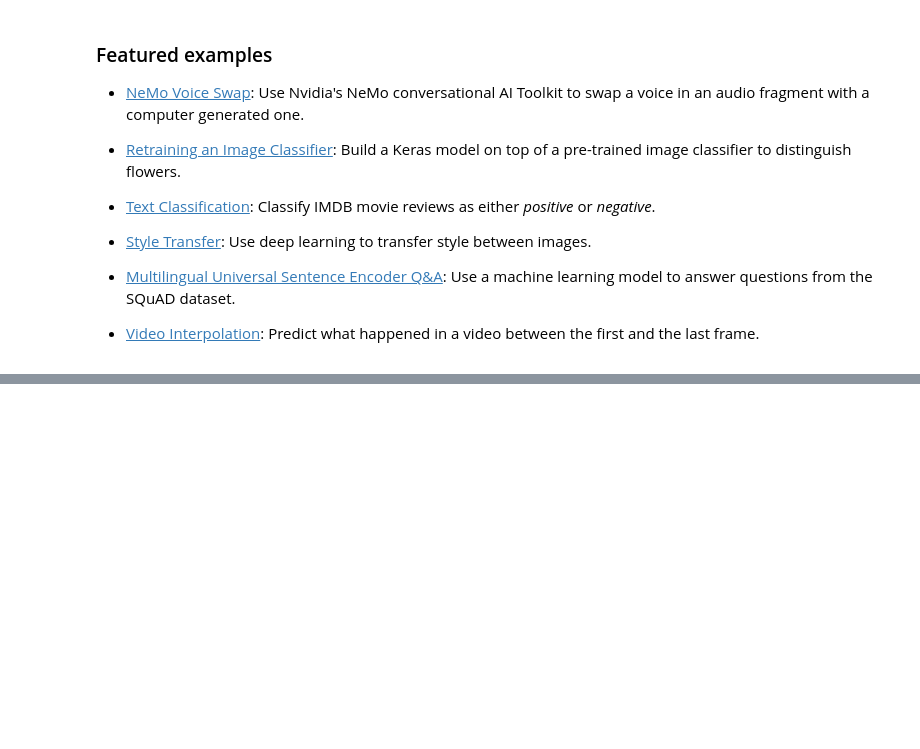
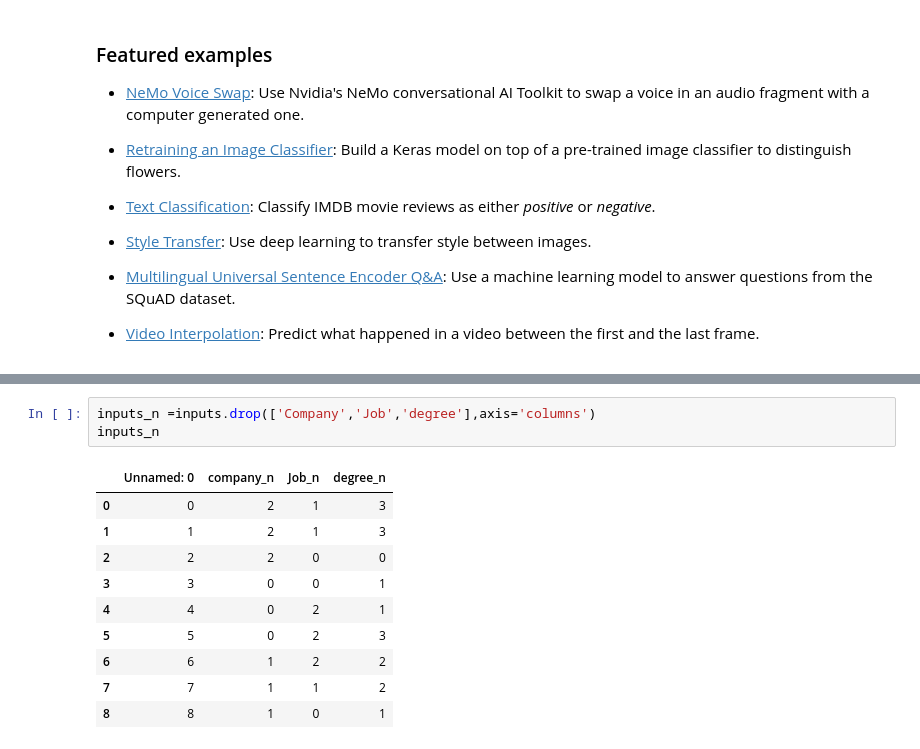
Before and after one commit to Aqsa357/Aqsa357, a Jupyter notebook: Welcome_To_Colaboratory.ipynb, the cells around one changed output, grey strips where cells are left out. Cells and saved outputs as stored; diff of their text form; blank space fills up the shorter version.

```diff
--- a/Welcome_To_Colaboratory.ipynb
+++ b/Welcome_To_Colaboratory.ipynb
@@ -154,0 +189,14 @@ These are a few of the notebooks from Google's online Machine Learning course. S
+# %%
+inputs_n =inputs.drop(['Company','Job','degree'],axis='columns')
+inputs_n
+# %% [output]
+|  | Unnamed: 0 | company_n | Job_n | degree_n |
+| 0 | 0 | 2 | 1 | 3 |
+| 1 | 1 | 2 | 1 | 3 |
+| 2 | 2 | 2 | 0 | 0 |
+| 3 | 3 | 0 | 0 | 1 |
+| 4 | 4 | 0 | 2 | 1 |
+| 5 | 5 | 0 | 2 | 3 |
+| 6 | 6 | 1 | 2 | 2 |
+| 7 | 7 | 1 | 1 | 2 |
+| 8 | 8 | 1 | 0 | 1 |
```
Also changed, not shown: parts of 9 cells of this notebook.
